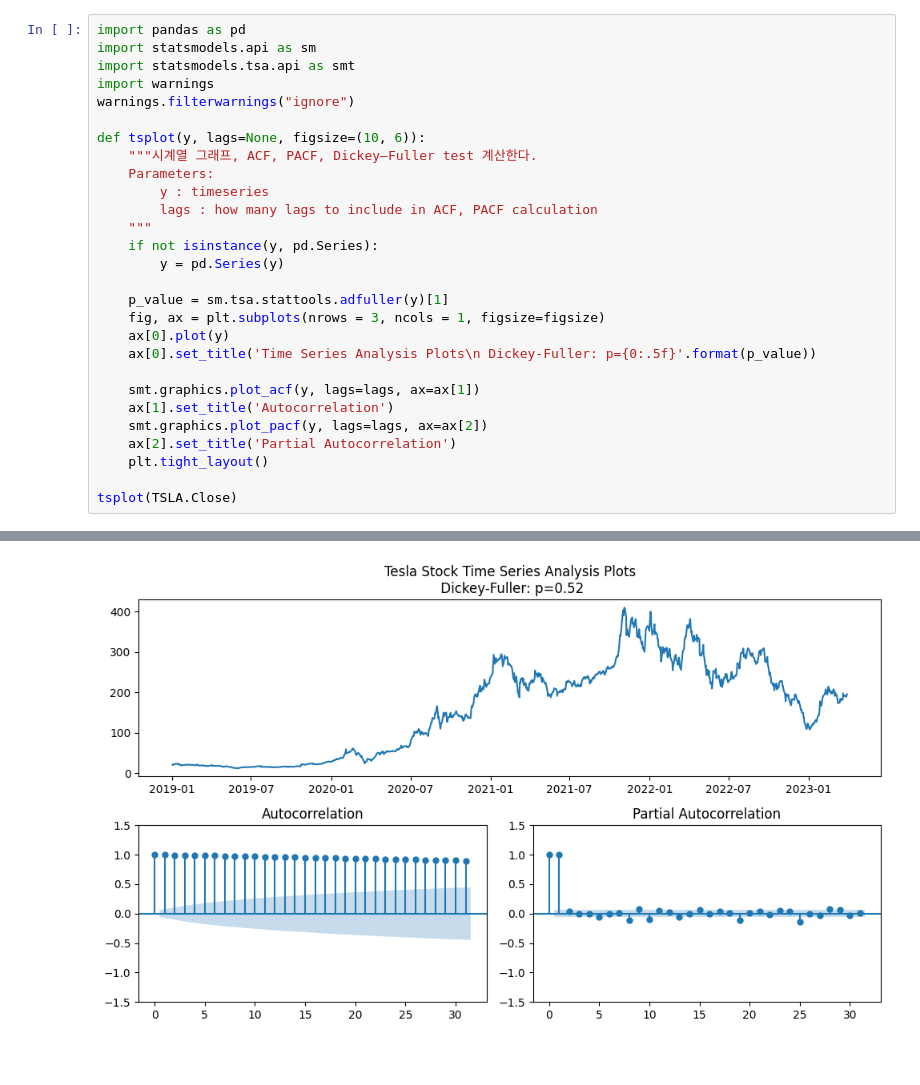
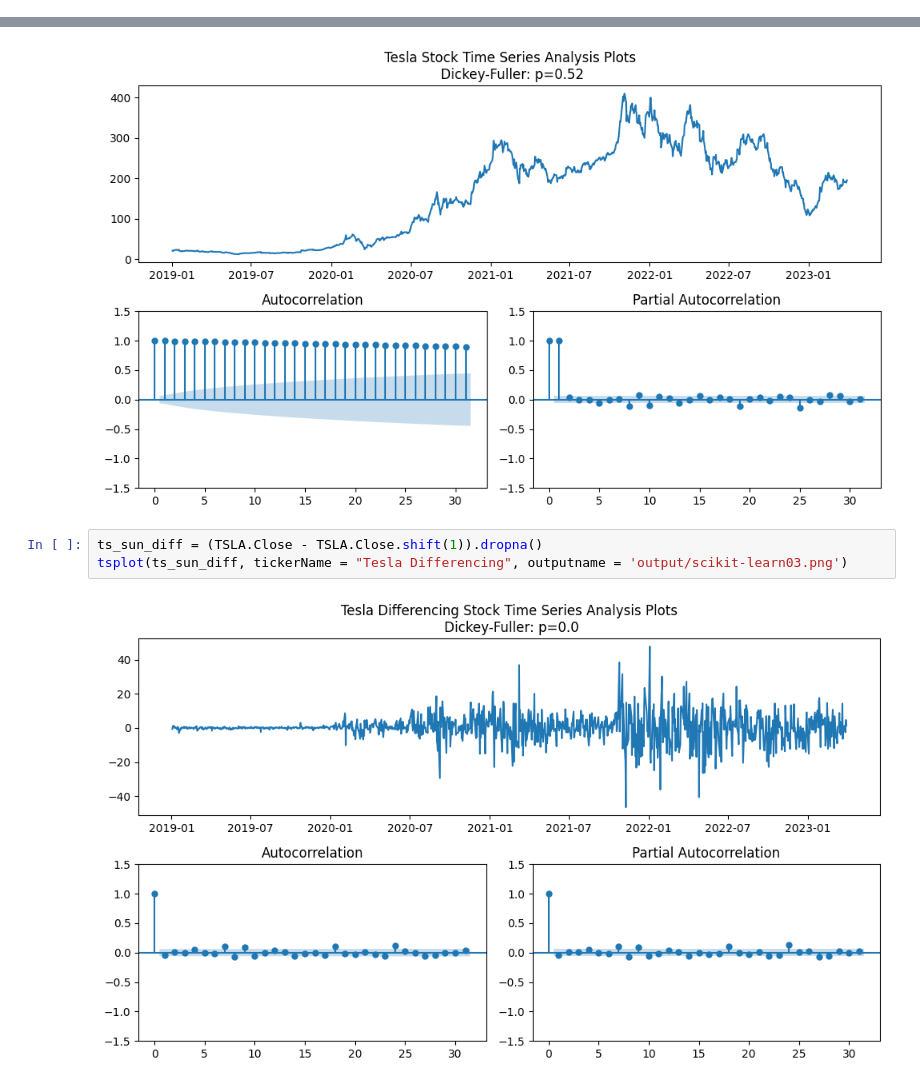
Before and after one commit to dschloe/streamlitbook-saraevan, a Jupyter notebook: ch02/step05_scikit-learn.ipynb, the cells around one changed output, grey strips where cells are left out. Drawn from its saved outputs; the diff is of its cells as text; blank space fills up the shorter version.

```diff
--- a/ch02/step05_scikit-learn.ipynb
+++ b/ch02/step05_scikit-learn.ipynb
@@ -31,31 +31,3 @@ plt.savefig('output/scikit-learn01.png', dpi=200)
 plt.show()
 # %% [output]
 [figure]
-# %%
-import pandas as pd
-import statsmodels.api as sm
-import statsmodels.tsa.api as smt
-import warnings
-warnings.filterwarnings("ignore")
-
-def tsplot(y, lags=None, figsize=(10, 6)):
-    """시계열 그래프, ACF, PACF, Dickey–Fuller test 계산한다.
-    Parameters:
-        y : timeseries
-        lags : how many lags to include in ACF, PACF calculation
-    """
-    if not isinstance(y, pd.Series):
-        y = pd.Series(y)
-
-    p_value = sm.tsa.stattools.adfuller(y)[1]
-    fig, ax = plt.subplots(nrows = 3, ncols = 1, figsize=figsize)
-    ax[0].plot(y)
-    ax[0].set_title('Time Series Analysis Plots\n Dickey-Fuller: p={0:.5f}'.format(p_value))
-
-    smt.graphics.plot_acf(y, lags=lags, ax=ax[1])
-    ax[1].set_title('Autocorrelation')
-    smt.graphics.plot_pacf(y, lags=lags, ax=ax[2])
-    ax[2].set_title('Partial Autocorrelation')
-    plt.tight_layout()
-
-tsplot(TSLA.Close)
@@ -111,3 +81,8 @@ def tsplot(y, lags=None, figsize=(10, 6), tickerName = "stock", outputname = 'ou
 tsplot(TSLA.Close, tickerName = "Tesla", outputname = 'output/scikit-learn02.png')
 # %% [output]
 [figure]
+# %%
+ts_sun_diff = (TSLA.Close - TSLA.Close.shift(1)).dropna()
+tsplot(ts_sun_diff, tickerName = "Tesla Differencing", outputname = 'output/scikit-learn03.png')
+# %% [output]
+[figure, added]
```
Also changed, not shown: parts of 1 cell of this notebook, 2 other files.
